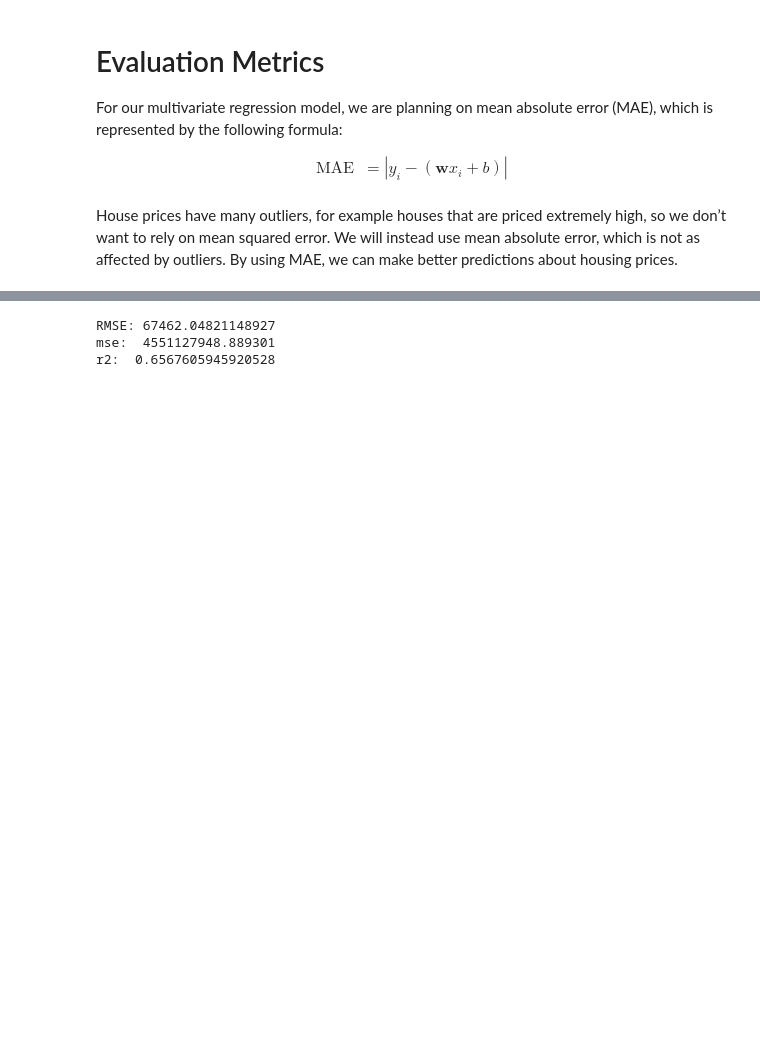
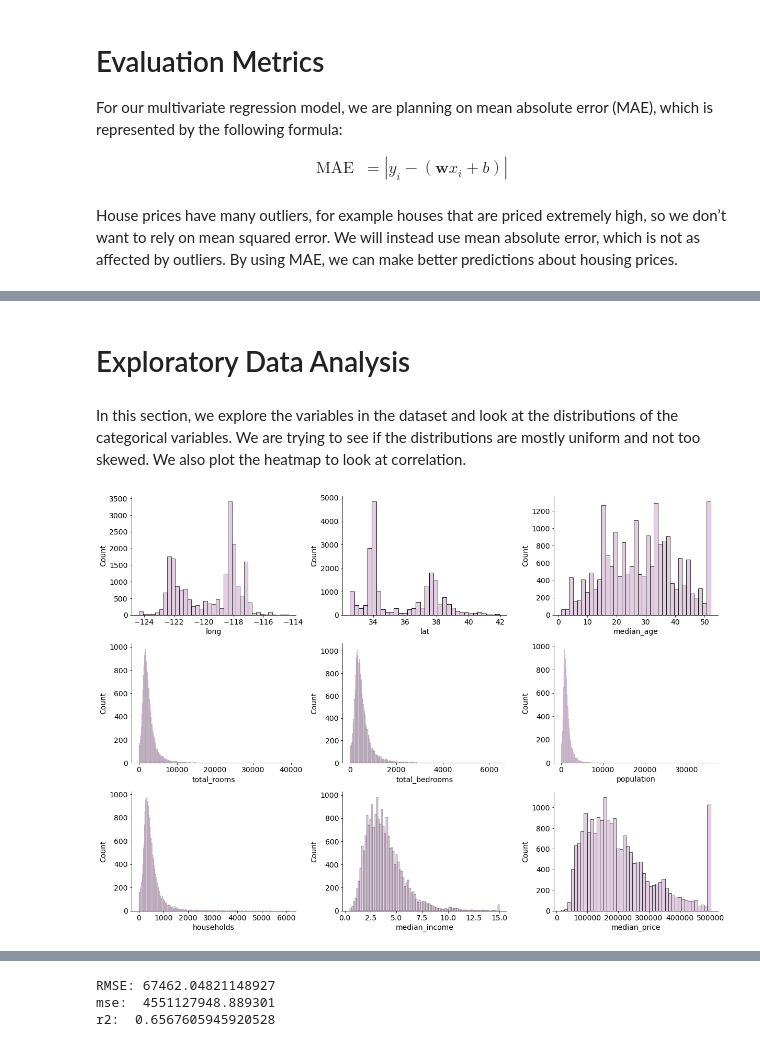
Before and after one commit to llennemann/COGS-118A-ML-Project, a Jupyter notebook: Checkpoint_Group017-SP23.ipynb, the cells around one changed output, grey strips where cells are left out. Drawn from its saved outputs; the diff is of its cells as text; code cells hidden in the pictures; blank space fills up the shorter version.

Commit message:
Added EDA for distribution of features, added description of prelim results, reworked plots

```diff
--- a/Checkpoint_Group017-SP23.ipynb
+++ b/Checkpoint_Group017-SP23.ipynb
@@ -69,6 +71,7 @@ encoder = OneHotEncoder(handle_unknown='error')
 transformed = encoder.fit_transform(df[['ocean_proximity']])
 # encoder.categories_ returns 2D array with an array of the category names as index 0
 df[['<1H_ocean', 'inland', 'island', 'near_bay', 'near_ocean']] = transformed.toarray()
+df = df.drop(['ocean_proximity'], axis='columns')
 df.head()
 # %% [output]
 |  | long | lat | median_age | total_rooms | total_bedrooms | population | households | median_income | ... |
@@ -117,0 +109,16 @@ Examples would include:
+# %% [markdown]
+# Exploratory Data Analysis
+# %% [markdown]
+In this section, we explore the variables in the dataset and look at the distributions of the categorical variables. We are trying to see if the distributions are mostly uniform and not too skewed. We also plot the heatmap to look at correlation.
+# %%
+# 9 features that aren't the categorical variable ocean proximity
+plt.rcParams['figure.figsize'] = (17, 12)
+plt.rcParams.update({'font.size': 14})
+
+for i in range(1, 10):
+    plt.subplot(3, 3, i)
+    graph = sns.histplot(data=df, x=df.columns[i - 1], color="thistle")
+    plt.tight_layout()
+    sns.despine()
+# %% [output]
+[figure, added]
```
Also changed, not shown: parts of 16 cells of this notebook.
